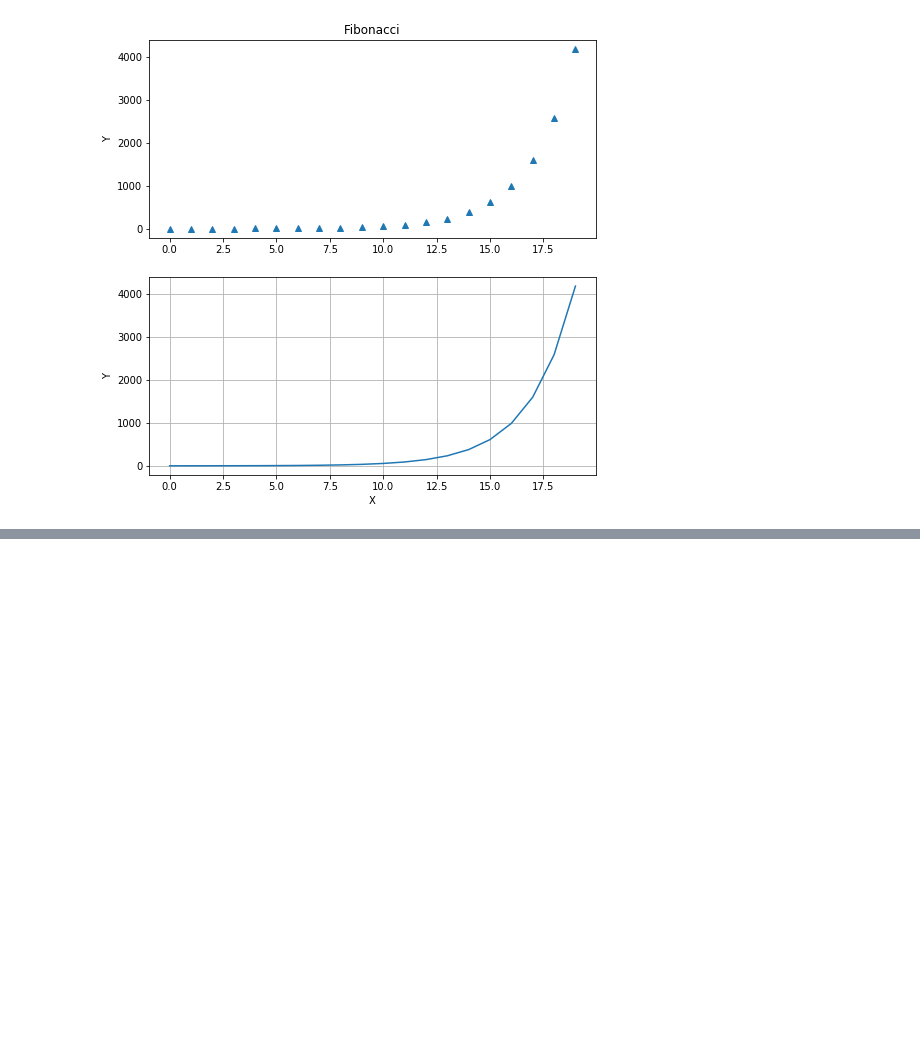
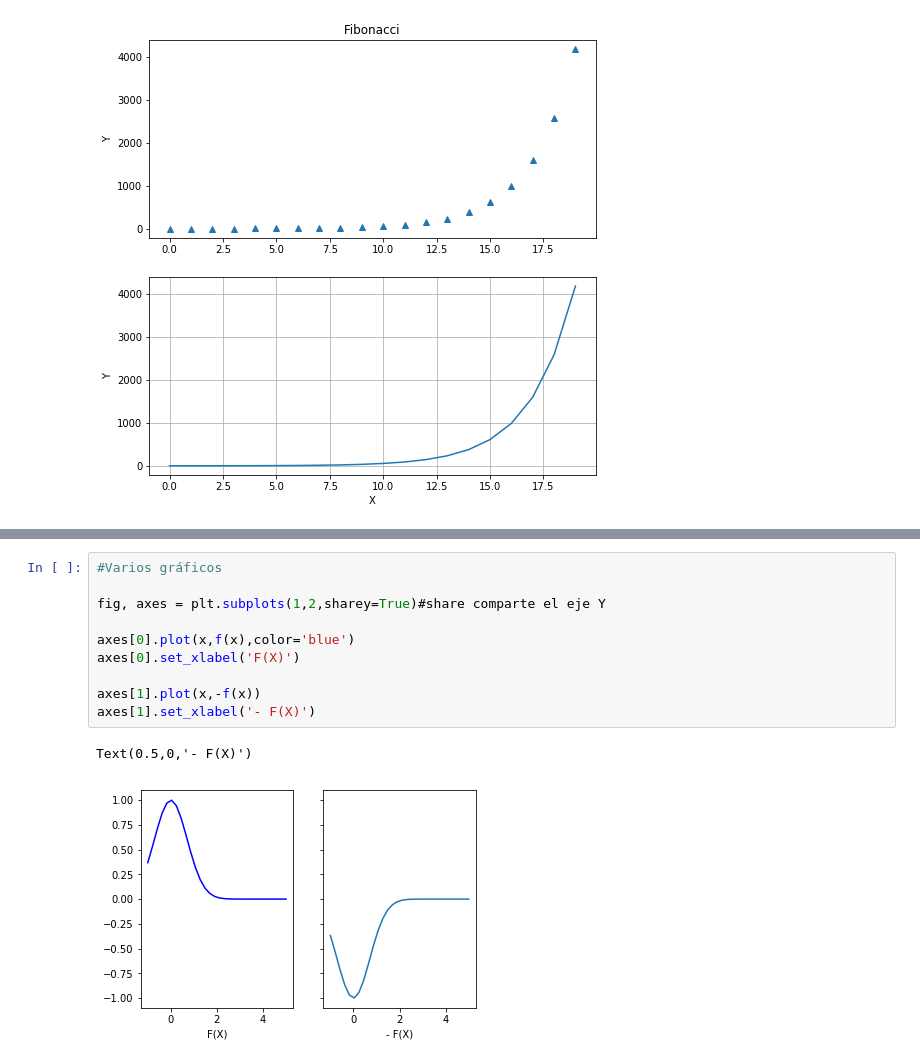
Before and after one commit to NoeMelo/DataMiningModels, a Jupyter notebook: Graficos/Graficos_Matplotlib.ipynb, the cells around one changed output, grey strips where cells are left out. Cells and saved outputs as stored; diff of their text form; blank space fills up the shorter version.

```diff
--- a/Graficos/Graficos_Matplotlib.ipynb
+++ b/Graficos/Graficos_Matplotlib.ipynb
@@ -70,0 +126,13 @@ plt.show()
+# %%
+#Varios gráficos
+
+fig, axes = plt.subplots(1,2,sharey=True)#share comparte el eje Y
+
+axes[0].plot(x,f(x),color='blue')
+axes[0].set_xlabel('F(X)')
+
+axes[1].plot(x,-f(x))
+axes[1].set_xlabel('- F(X)')
+# %% [output]
+Text(0.5,0,'- F(X)')
+[figure, added]
```
Also changed, not shown: parts of 23 cells of this notebook, 2 other files.
